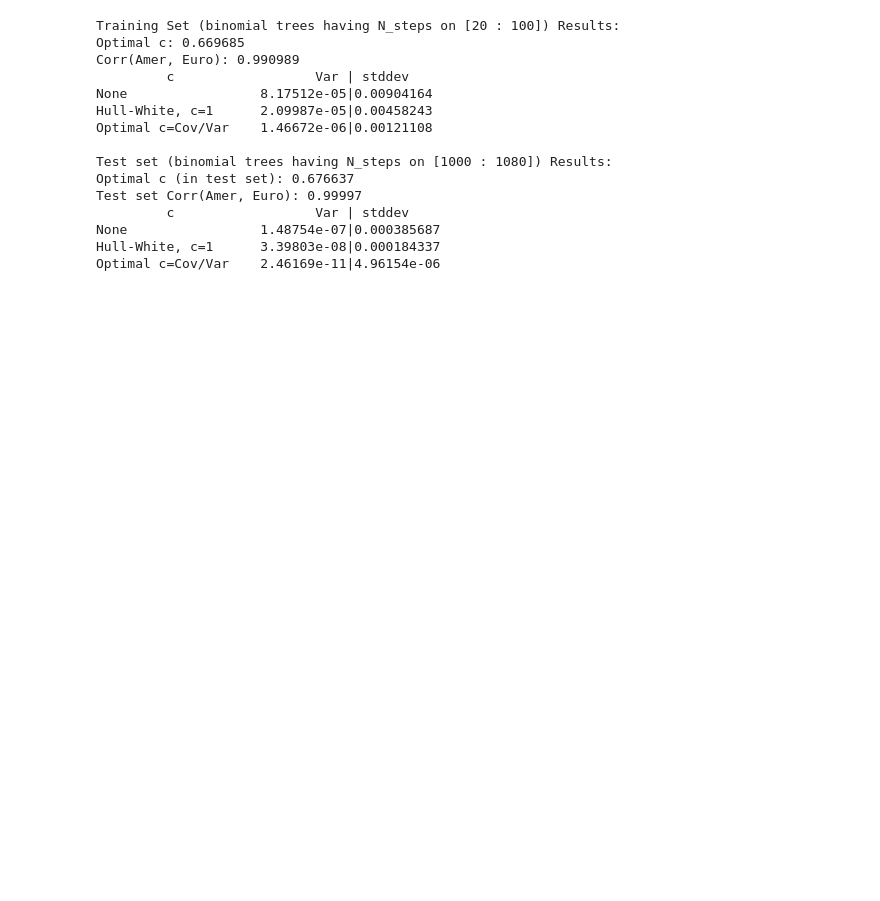
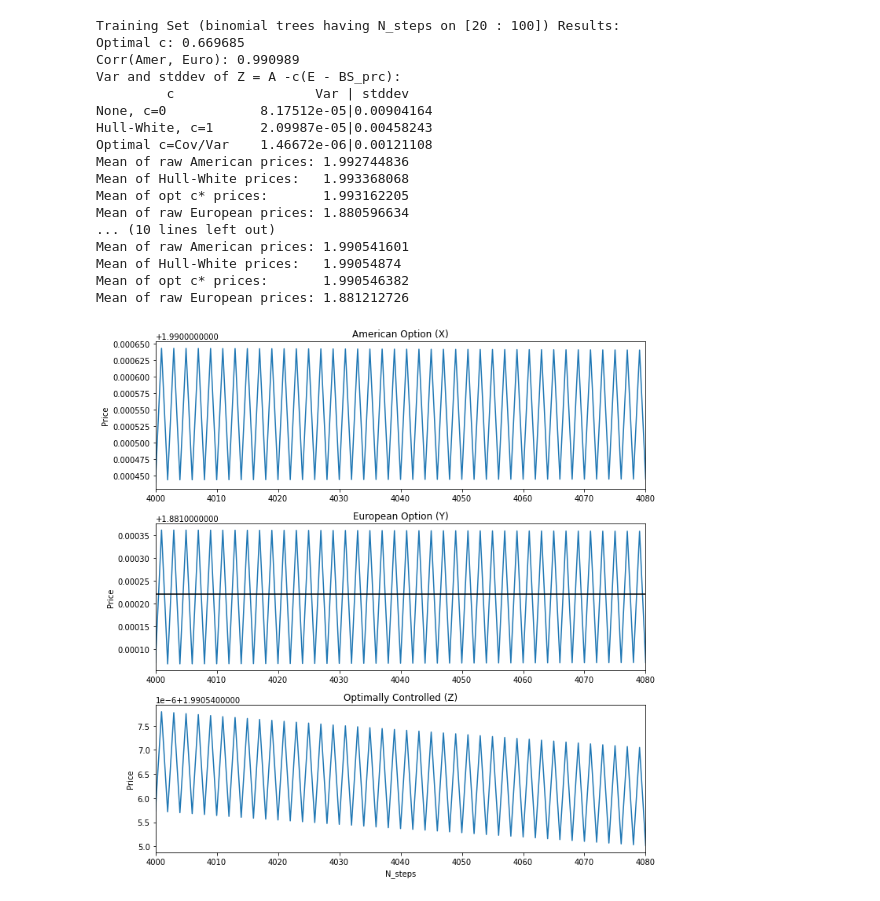
Before and after one commit to dslowik44/Option_Pricing, a Jupyter notebook: Doc_Ctrl_Var.ipynb, the cells around one changed output. Saved outputs shown, nothing was run; the diff lists cells and outputs as text; code cells hidden in the pictures; blank space fills up the shorter version.

```diff
--- a/Doc_Ctrl_Var.ipynb
+++ b/Doc_Ctrl_Var.ipynb
@@ -754,9 +44,10 @@ Note: The variance  is small enough to see a trend: the estimated American optio
 The upshot of all this, barring completion of the mentioned study to fit extrapolating curves, is that a European option as control variate with $c^* = c^*_{small}$ gives low variance price estimates for the corresponding American. But one should sample prices from a few binomial trees having larger `N_steps` to see if there is a trend detectable given this low noise observational tool.
 # %%
 // control_var.cc:
+#include <iomanip>
+
 using namespace OptionPricing;
 
-//using Terms::Style::Amer, Terms::Type::Put;
 using std::cout;
 using std::endl;
 using std::valarray;
@@ -815,17 +106,23 @@ double amer_mean_HW = amer_prcs_HW.sum() / N_points;
 double amer_mean_opt = amer_prcs_opt.sum() / N_points;
 double var_amer_HW = ((amer_prcs_HW - amer_mean_HW) * (amer_prcs_HW - amer_mean_HW)).sum() / (N_points - 1);
 double var_amer_opt = ((amer_prcs_opt - amer_mean_opt) * (amer_prcs_opt - amer_mean_opt)).sum() / (N_points - 1);
+cout << "Var and stddev of Z = A -c(E - BS_prc):" << endl;
 cout << "         c                  Var | stddev" << endl;
-cout << "None                 " << var_amer << '|' << sqrt(var_amer) << endl;
+cout << "None, c=0            " << var_amer << '|' << sqrt(var_amer) << endl;
 cout << "Hull-White, c=1      " << var_amer_HW << '|' << sqrt(var_amer_HW) << endl;
 cout << "Optimal c=Cov/Var    " << var_amer_opt << '|' << sqrt(var_amer_opt) << endl;
+cout << "Mean of raw American prices: " << std::setprecision(10) << amer_mean << endl;
+cout << "Mean of Hull-White prices:   " << std::setprecision(10) << amer_mean_HW << endl;
+cout << "Mean of opt c* prices:       " << std::setprecision(10) << amer_mean_opt << endl;
+cout << "Mean of raw European prices: " << std::setprecision(10) << euro_mean << endl;
+cout << "Black-Scholes European price: " << std::setprecision(10)<< BS_prc << endl;
 
 
 // Out of sample test on binomial trees same number, N_points, of points as training sample
 // but all trees having N_steps >> end_N.
-// Test grid: [1000 : 1000 + N_points]
-int test_start_N = 1000;
-int test_end_N = 1000 + N_points - 1;
+// Test grid: [4000 : 4000 + N_points]
+int test_start_N = 4000;
+int test_end_N = 4000 + N_points - 1;
 cout << "\nTest set (binomial trees having N_steps on [" << test_start_N << " : "
 << test_end_N << "]) Results:" << endl;
 
@@ -855,23 +152,32 @@ amer_mean_opt = amer_prcs_opt.sum() / N_points;
 var_amer_HW = ((amer_prcs_HW - amer_mean_HW) * (amer_prcs_HW - amer_mean_HW)).sum() / (N_points - 1);
 var_amer_opt = ((amer_prcs_opt - amer_mean_opt) * (amer_prcs_opt - amer_mean_opt)).sum() / (N_points - 1);
 
+
+
+cout << "Var and stddev of Z = A -c(E - BS_prc):" << endl;
 cout << "         c                  Var | stddev" << endl;
-cout << "None                 " << var_amer << '|' << sqrt(var_amer) << endl;
+cout << "None, c=0            " << var_amer << '|' << sqrt(var_amer) << endl;
 cout << "Hull-White, c=1      " << var_amer_HW << '|' << sqrt(var_amer_HW) << endl;
 cout << "Optimal c=Cov/Var    " << var_amer_opt << '|' << sqrt(var_amer_opt) << endl;
+cout << "Mean of raw American prices: " << std::setprecision(10) << amer_mean << endl;
+cout << "Mean of Hull-White prices:   " << std::setprecision(10) << amer_mean_HW << endl;
+cout << "Mean of opt c* prices:       " << std::setprecision(10) << amer_mean_opt << endl;
+cout << "Mean of raw European prices: " << std::setprecision(10) << euro_mean << endl;
 # %% [output]
 Training Set (binomial trees having N_steps on [20 : 100]) Results:
 Optimal c: 0.669685
 Corr(Amer, Euro): 0.990989
+Var and stddev of Z = A -c(E - BS_prc):
          c                  Var | stddev
-None                 8.17512e-05|0.00904164
+None, c=0            8.17512e-05|0.00904164
 Hull-White, c=1      2.09987e-05|0.00458243
 Optimal c=Cov/Var    1.46672e-06|0.00121108
-
-Test set (binomial trees having N_steps on [1000 : 1080]) Results:
-Optimal c (in test set): 0.676637
-Test set Corr(Amer, Euro): 0.99997
-         c                  Var | stddev
-None                 1.48754e-07|0.000385687
-Hull-White, c=1      3.39803e-08|0.000184337
-Optimal c=Cov/Var    2.46169e-11|4.96154e-06
+Mean of raw American prices: 1.992744836
+Mean of Hull-White prices:   1.993368068
+Mean of opt c* prices:       1.993162205
+Mean of raw European prices: 1.880596634
+... (10 lines left out)
+Mean of raw American prices: 1.990541601
+Mean of Hull-White prices:   1.99054874
+Mean of opt c* prices:       1.990546382
+Mean of raw European prices: 1.881212726
@@ -877,0 +206,29 @@ Optimal c=Cov/Var    2.46169e-11|4.96154e-06
+# %%
+# Plot American, European and Z(min variance) prices for N_steps on [4000, 4080]:
+import numpy as np
+import matplotlib.pyplot as plt
+
+N_steps, a, e, opt = np.loadtxt("prcs_4000-4080.csv", delimiter=',', unpack=True)
+
+
+fig, ax = plt.subplots(3, 1, figsize=(10,10))
+ax[0].plot(N_steps, a)
+ax[0].set_title("American Option (X)")
+ax[0].set_xlim(N_steps[0], N_steps[-1])
+ax[0].set_ylabel('Price')
+
+ax[1].plot(N_steps, e)
+ax[1].set_title("European Option (Y)")
+ax[1].axhline(y=1.88122, color="black")
+ax[1].set_xlim(N_steps[0], N_steps[-1])
+ax[1].set_ylabel('Price')
+
+ax[2].plot(N_steps, opt)
+ax[2].set_title("Optimally Controlled (Z)")
+ax[2].set_xlim(N_steps[0], N_steps[-1])
+ax[2].set_xlabel('N_steps')
+ax[2].set_ylabel('Price')
+fig.tight_layout()
+plt.show()
+# %% [output]
+[figure, added]
```
Also changed, not shown: parts of 7 cells of this notebook.
